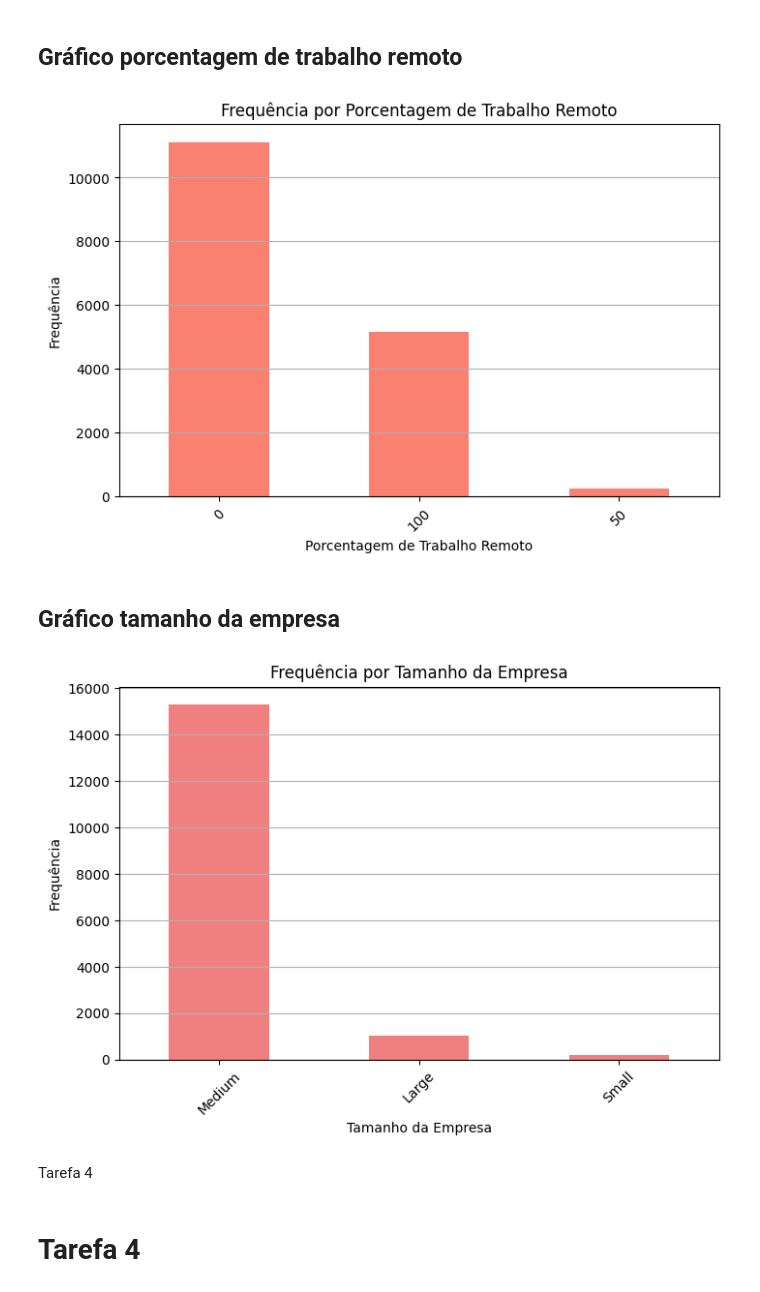
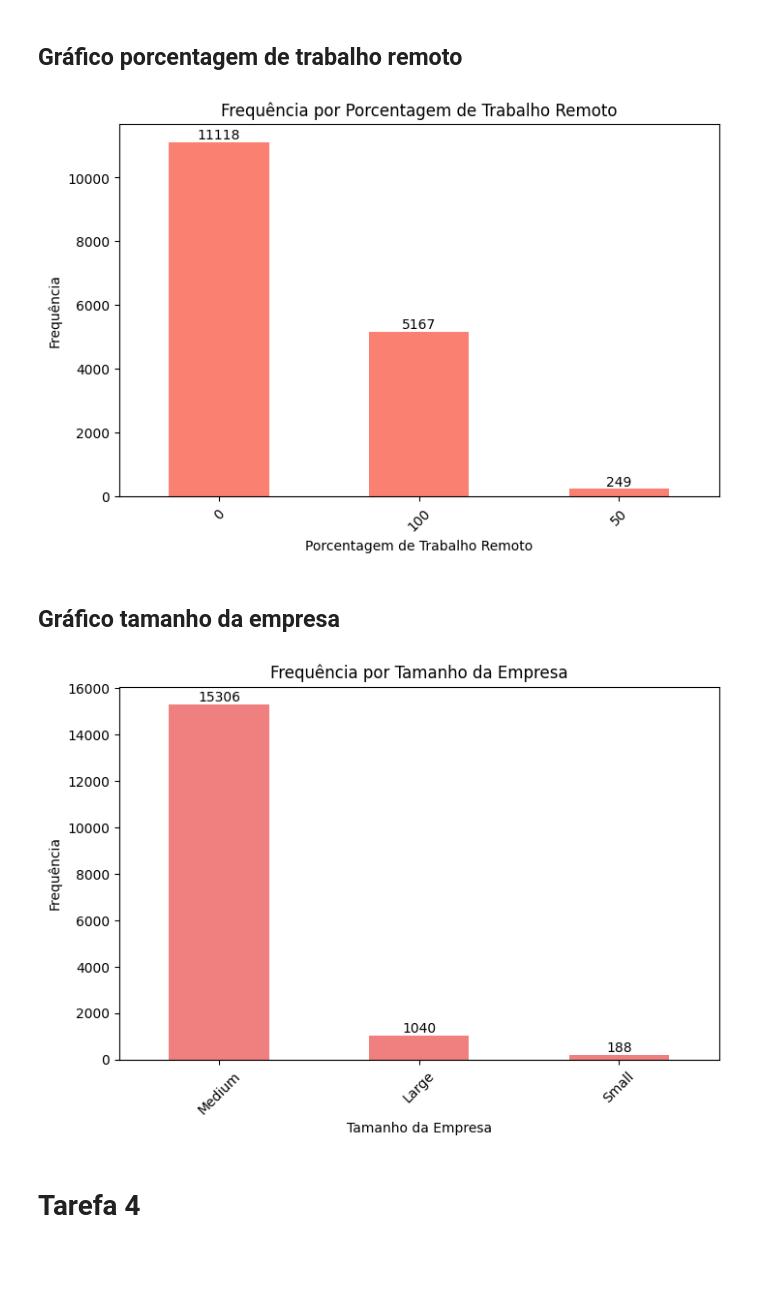
Before and after one commit to pedroreis01/analiseEstatistica, a Jupyter notebook: app.ipynb, the cells around one changed output. Cells and saved outputs as stored; diff of their text form; code cells hidden in the pictures; blank space fills up the shorter version.

Commit message:
finalizando toda tarefa 5 e organizando código

```diff
--- a/app.ipynb
+++ b/app.ipynb
@@ -224,38 +245,60 @@ plot_salary(df)
 # %%
 
 def plot_remote_ratio(df):
-    """Plota a frequência por porcentagem de trabalho remoto"""
+    """Plota a frequência por porcentagem de trabalho remoto com valores nas barras."""
     remote_freq = df['remote_ratio'].value_counts()
+
+    # Criar o gráfico de barras
     plt.figure(figsize=(8, 5))
-    remote_freq.plot(kind='bar', color='salmon')
+    bars = remote_freq.plot(kind='bar', color='salmon')
+
+    # Exibir o valor exato no topo de cada barra
+    for bar in bars.patches:
+        height = bar.get_height()
+        plt.text(bar.get_x() + bar.get_width() / 2, height, f'{int(height)}',
+                 ha='center', va='bottom', fontsize=10)
+
     plt.title('Frequência por Porcentagem de Trabalho Remoto')
     plt.xlabel('Porcentagem de Trabalho Remoto')
     plt.ylabel('Frequência')
     plt.xticks(rotation=45)
-    plt.grid(axis='y')
+
+    # Remover as linhas horizontais
+    plt.grid(False)
+
     plt.show()
 plot_remote_ratio(df)
 # %% [output]
-[figure, old version]
+[figure, new version]
 # %% [markdown]
 ## Gráfico tamanho da empresa
 # %%
 def plot_company_size(df):
-    """Plota a frequência por tamanho da empresa"""
+    """Plota a frequência por tamanho da empresa com valores nas barras."""
     company_size_freq = df['company_size'].value_counts()
+
+    # Criar o gráfico de barras
     plt.figure(figsize=(8, 5))
-    company_size_freq.plot(kind='bar', color='lightcoral')
+    bars = company_size_freq.plot(kind='bar', color='lightcoral')
+
+    # Exibir o valor exato no topo de cada barra
+    for bar in bars.patches:
+        height = bar.get_height()
+        plt.text(bar.get_x() + bar.get_width() / 2, height, f'{int(height)}',
+                 ha='center', va='bottom', fontsize=10)
+
     plt.title('Frequência por Tamanho da Empresa')
     plt.xlabel('Tamanho da Empresa')
     plt.ylabel('Frequência')
     plt.xticks(rotation=45)
-    plt.grid(axis='y')
+
+    # Remover as linhas horizontais
+    plt.grid(False)
+
     plt.show()
 plot_company_size(df)
 # %% [output]
-[figure, old version]
+[figure, new version]
-# %% [markdown]
-Tarefa 4
 # %% [markdown]
 # **Tarefa 4**
 # %% [markdown]
```
Also changed, not shown: parts of 31 cells of this notebook, 1 other file.
